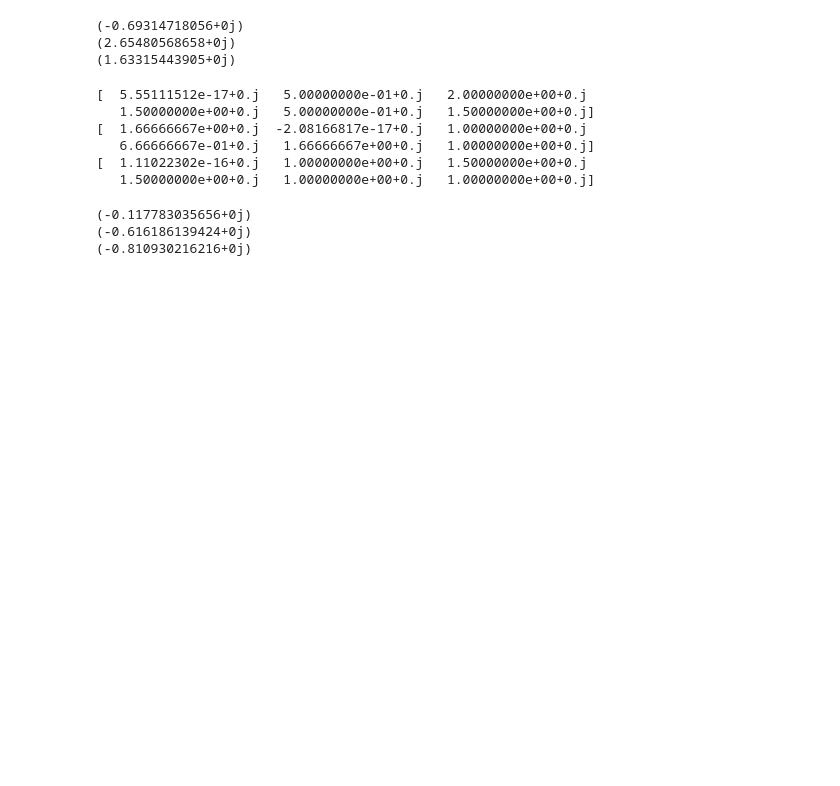
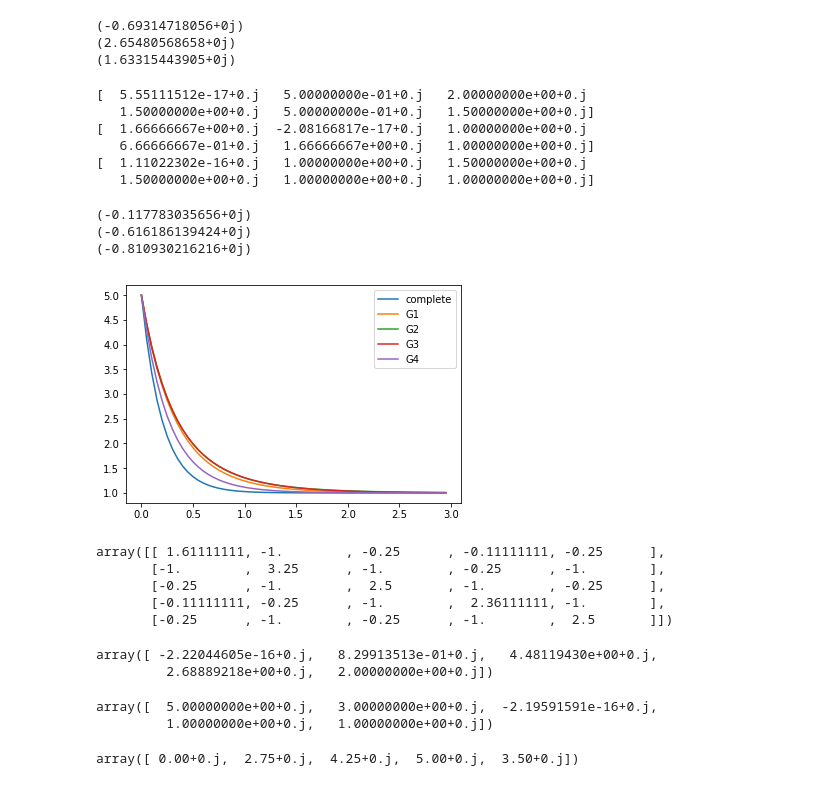
Before and after one commit to NanyanziAlice/Research-Code, a Jupyter notebook: Diffusion-Kernel.ipynb, the cells around one changed output. Cells and saved outputs as stored; diff of their text form; code cells hidden in the pictures; blank space fills up the shorter version.

```diff
--- a/Diffusion-Kernel.ipynb
+++ b/Diffusion-Kernel.ipynb
@@ -562,0 +592,69 @@ print(np.sum(-1*np.log(l3)))
+# %%
+#kernels of complete graphs and generalised k-graph
+import networkx as nx
+import numpy as np
+import matplotlib.pyplot as plt
+from scipy.linalg import eigvals
+
+G = nx.complete_graph(5, create_using=None)
+l  = nx.laplacian_spectrum(G)
+
+G1 = nx.Graph([(1,2),(2,3),(3,4),(4,5),(5,1)])
+G2 = nx.Graph([(1,2),(2,3),(3,4),(4,5),(5,2)])
+G3 = nx.Graph([(1,2),(2,3),(1,3),(3,4),(3,5)])
+G4 = nx.Graph([(1,2),(2,3),(3,4),(4,5),(5,1),(1,4),(2,5)])
+
+l1 = eigvals(kplaplacian_mlf(G1,2))
+l2 = eigvals(kplaplacian_mlf(G2,2))
+l3 = eigvals(kplaplacian_mlf(G3,2))
+l4 = eigvals(kplaplacian_mlf(G4,2))
+
+time = np.arange(0,3,0.05)
+
+T=[]
+T1=[]
+T2=[]
+T3 = []
+T4 =[]
+TT=[]
+for t in time:
+    T.append(np.sum(np.exp(-t*(l))))
+    T1.append(np.sum(np.exp(-t*(l1))))
+    T2.append(np.sum(np.exp(-t*(l2))))
+    T3.append(np.sum(np.exp(-t*(l3))))
+    T4.append(np.sum(np.exp(-t*(l4))))
+
+plt.plot(time,T,label='complete')
+plt.plot(time,T1, label = 'G1')
+plt.plot(time,T2, label='G2')
+plt.plot(time, T3, label='G3')
+plt.plot(time, T4, label='G4')
+plt.legend()
+plt.show()
+# %% [output]
+[figure, added]
+# %%
+kplaplacian_mlf(G2,2)
+# %% [output]
+array([[ 1.61111111, -1.        , -0.25      , -0.11111111, -0.25      ],
+       [-1.        ,  3.25      , -1.        , -0.25      , -1.        ],
+       [-0.25      , -1.        ,  2.5       , -1.        , -0.25      ],
+       [-0.11111111, -0.25      , -1.        ,  2.36111111, -1.        ],
+       [-0.25      , -1.        , -0.25      , -1.        ,  2.5       ]])
+# %%
+eigvals(nx.laplacian_matrix(G2).todense())
+#eigvals(kplaplacian_mlf(G2,2))
+# %% [output]
+array([ -2.22044605e-16+0.j,   8.29913513e-01+0.j,   4.48119430e+00+0.j,
+         2.68889218e+00+0.j,   2.00000000e+00+0.j])
+# %%
+eigvals(nx.laplacian_matrix(G3).todense())
+#eigvals(kplaplacian_mlf(G3,2))
+# %% [output]
+array([  5.00000000e+00+0.j,   3.00000000e+00+0.j,  -2.19591591e-16+0.j,
+         1.00000000e+00+0.j,   1.00000000e+00+0.j])
+# %%
+eigvals(nx.laplacian_matrix(G4).todense())
+eigvals(kplaplacian_mlf(G4,2))
+# %% [output]
+array([ 0.00+0.j,  2.75+0.j,  4.25+0.j,  5.00+0.j,  3.50+0.j])
```
Also changed, not shown: parts of 3 cells of this notebook, 5 other files.
